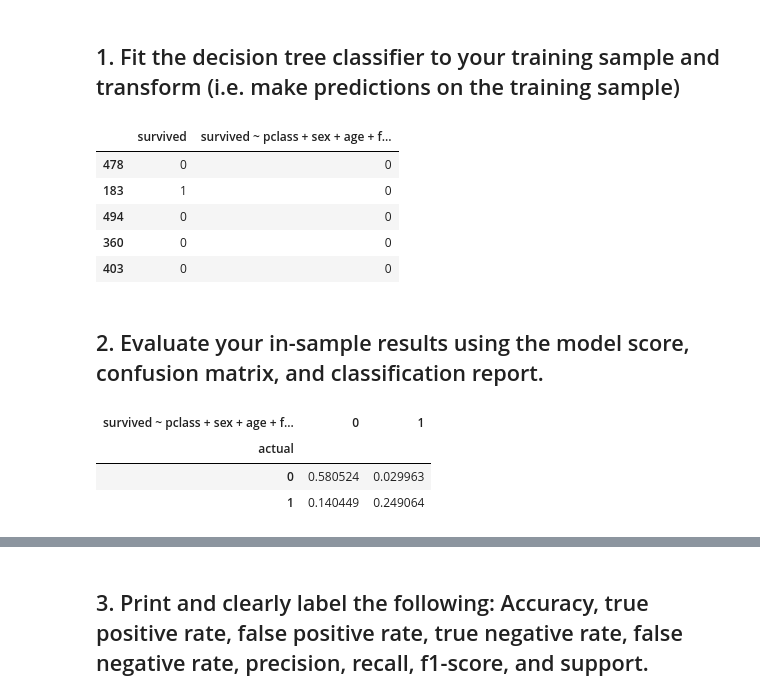
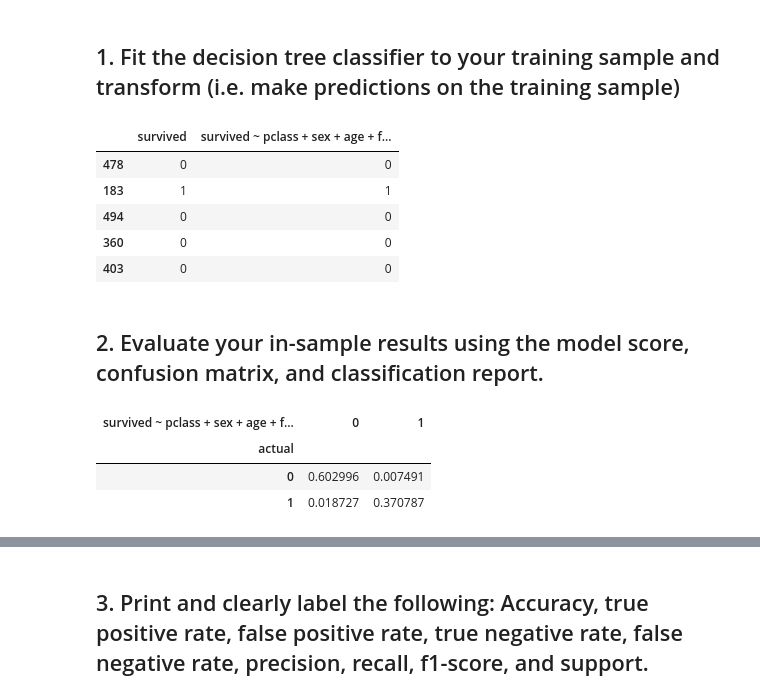
Before and after one commit to aleclhartman/ds-methodologies-exercises, a Jupyter notebook: classification/random_forest_model.ipynb, the cells around one changed output, grey strips where cells are left out. Cells and saved outputs as stored; diff of their text form; code cells hidden in the pictures.

```diff
--- a/classification/random_forest_model.ipynb
+++ b/classification/random_forest_model.ipynb
@@ -665,20 +665,20 @@ y_test = test[["survived"]]
 # dt_evaluation.head()
 # %%
 # make the object
-rf = RandomForestClassifier(max_depth=4)
+rf = RandomForestClassifier(min_samples_leaf=1, max_depth=20)
 
 # fit the classifier
 rf.fit(X_train, y_train)
 
 # use the classifier to create a model
-y_train["survived ~ pclass + sex + age + fare + embarked + alone (gini)"] = rf.predict(X_train)
+y_train["survived ~ pclass + sex + age + fare + embarked + alone (1/20)"] = rf.predict(X_train)
 # dt_evaluation["survived ~ pclass + age + fare"] = clf.predict(X_validate)
 # %%
 y_train.head()
 # %% [output]
 |  | survived | survived ~ pclass + sex + age + f... |
 | 478 | 0 | 0 |
-| 183 | 1 | 0 |
+| 183 | 1 | 1 |
 | 494 | 0 | 0 |
 | 360 | 0 | 0 |
 | 403 | 0 | 0 |
@@ -691,15 +691,15 @@ dt_accuracy = rf.score(X_train, y_train.survived)
 # %%
 # labels = sorted(y_train.survived.unique())
 # predicted_labels = [name + " predicted" for name in labels]
 
-cm = pd.crosstab(y_train.survived, y_train["survived ~ pclass + sex + age + fare + embarked + alone (gini)"], normalize=True)
+cm = pd.crosstab(y_train.survived, y_train["survived ~ pclass + sex + age + fare + embarked + alone (1/20)"], normalize=True)
 cm.index.name = "actual"
 cm
 # %% [output]
 | survived ~ pclass + sex + age + f... | 0 | 1 |
 | actual |  |  |
-| 0 | 0.580524 | 0.029963 |
-| 1 | 0.140449 | 0.249064 |
+| 0 | 0.602996 | 0.007491 |
+| 1 | 0.018727 | 0.370787 |
 # %%
 # labels = sorted(dt_evaluation.actual_survived.unique())
 # # predicted_labels = [name + " predicted" for name in labels]
```
Also changed, not shown: parts of 10 cells of this notebook.
